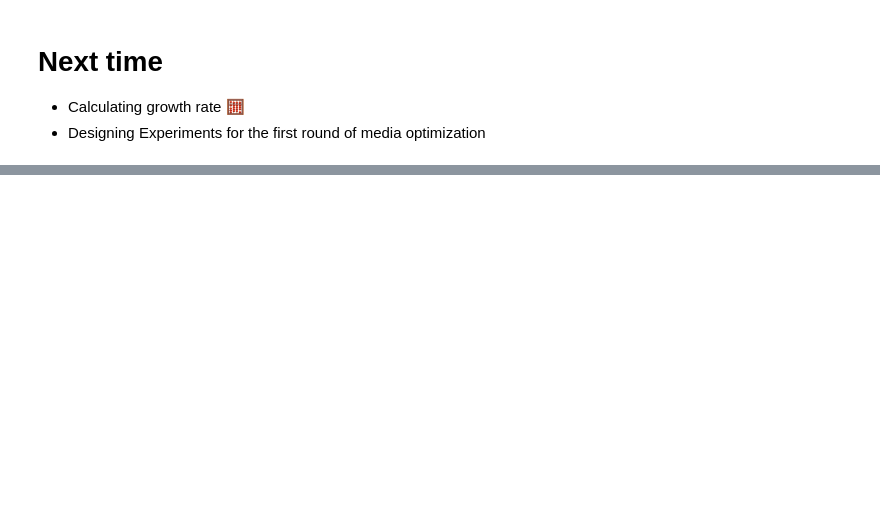
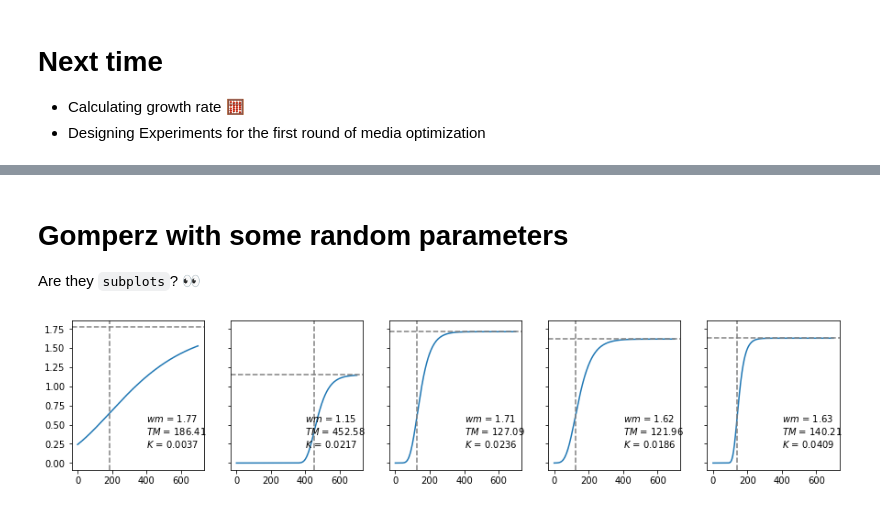
Before and after one commit to UoMMIB/Python-Club, a Jupyter notebook: Tutorials/Design-of-Experiments.ipynb, the cells around one changed output, grey strips where cells are left out. Cells and saved outputs as stored; diff of their text form; code cells hidden in the pictures; blank space fills up the shorter version.

Commit message:
design of experiments ep 2

````diff
--- a/Tutorials/Design-of-Experiments.ipynb
+++ b/Tutorials/Design-of-Experiments.ipynb
@@ -174,0 +203,18 @@ DesignOfExpAnswers.quick_plot(df.subtract(df[0], axis=0))
+# %% [markdown]
+# Gomperz with some random parameters
+Are they ```subplots```? 👀
+# %%
+import random
+
+fig, ax = plt.subplots(1,5, figsize = (15,3), sharey=True)
+times = range(0,700) # 700 mins
+for i in ax:
+    wm,tm,k = random.uniform(1,2),random.uniform(100,500),random.uniform(0.001,0.05)
+    wt = [DesignOfExpAnswers.gomperz_ans(wm,tm,k, j) for j in times]
+    i.plot(times,wt)
+    i.text(400,0.2,f'$wm$ = {round(wm,2)}\n$TM$ = {round(tm,2)}\n$K$ = {round(k,4)}')
+    i.axhline(wm, linestyle='--', color='gray')
+    i.axvline(tm,linestyle='--',color='gray')
+plt.show()
+# %% [output]
+[figure, added]
````
Also changed, not shown: parts of 16 cells of this notebook, 1 other file.
